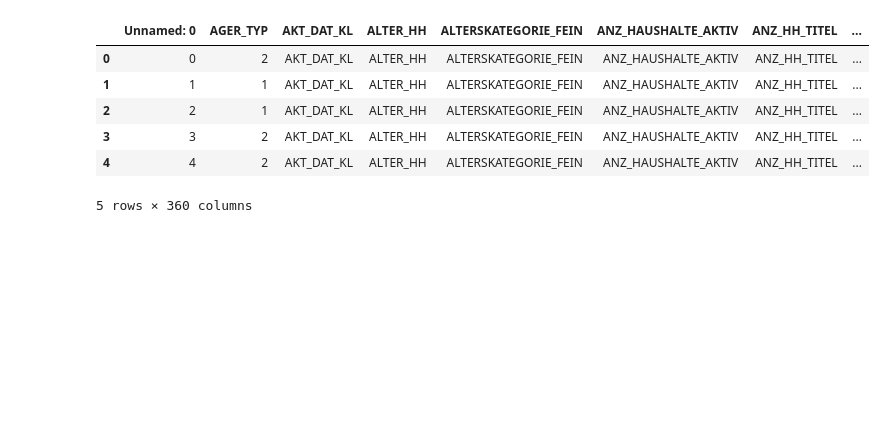
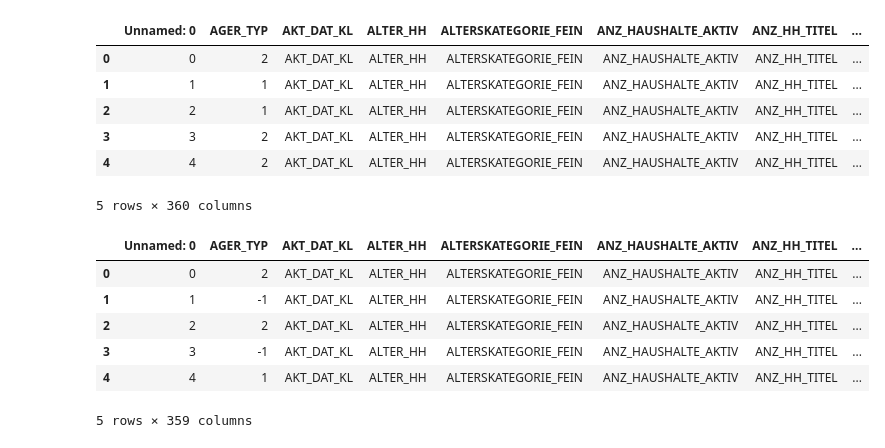
Before and after one commit to realmanisingh/population-segmentation, a Jupyter notebook: data_analysis.ipynb, the cells around one changed output. Drawn from its saved outputs; the diff is of its cells as text; code cells hidden in the pictures; blank space fills up the shorter version.

```diff
--- a/data_analysis.ipynb
+++ b/data_analysis.ipynb
@@ -19,3 +19,13 @@ train_data.head()
 | 3 | 3 | 2 | AKT_DAT_KL | ALTER_HH | ALTERSKATEGORIE_FEIN | ANZ_HAUSHALTE_AKTIV | ANZ_HH_TITEL | ... |
 | 4 | 4 | 2 | AKT_DAT_KL | ALTER_HH | ALTERSKATEGORIE_FEIN | ANZ_HAUSHALTE_AKTIV | ANZ_HH_TITEL | ... |
 5 rows × 360 columns
+# %%
+test_data.head()
+# %% [output]
+|  | Unnamed: 0 | AGER_TYP | AKT_DAT_KL | ALTER_HH | ALTERSKATEGORIE_FEIN | ANZ_HAUSHALTE_AKTIV | ANZ_HH_TITEL | ... |
+| 0 | 0 | 2 | AKT_DAT_KL | ALTER_HH | ALTERSKATEGORIE_FEIN | ANZ_HAUSHALTE_AKTIV | ANZ_HH_TITEL | ... |
+| 1 | 1 | -1 | AKT_DAT_KL | ALTER_HH | ALTERSKATEGORIE_FEIN | ANZ_HAUSHALTE_AKTIV | ANZ_HH_TITEL | ... |
+| 2 | 2 | 2 | AKT_DAT_KL | ALTER_HH | ALTERSKATEGORIE_FEIN | ANZ_HAUSHALTE_AKTIV | ANZ_HH_TITEL | ... |
+| 3 | 3 | -1 | AKT_DAT_KL | ALTER_HH | ALTERSKATEGORIE_FEIN | ANZ_HAUSHALTE_AKTIV | ANZ_HH_TITEL | ... |
+| 4 | 4 | 1 | AKT_DAT_KL | ALTER_HH | ALTERSKATEGORIE_FEIN | ANZ_HAUSHALTE_AKTIV | ANZ_HH_TITEL | ... |
+5 rows × 359 columns
```
Also changed, not shown: parts of 6 cells of this notebook.
